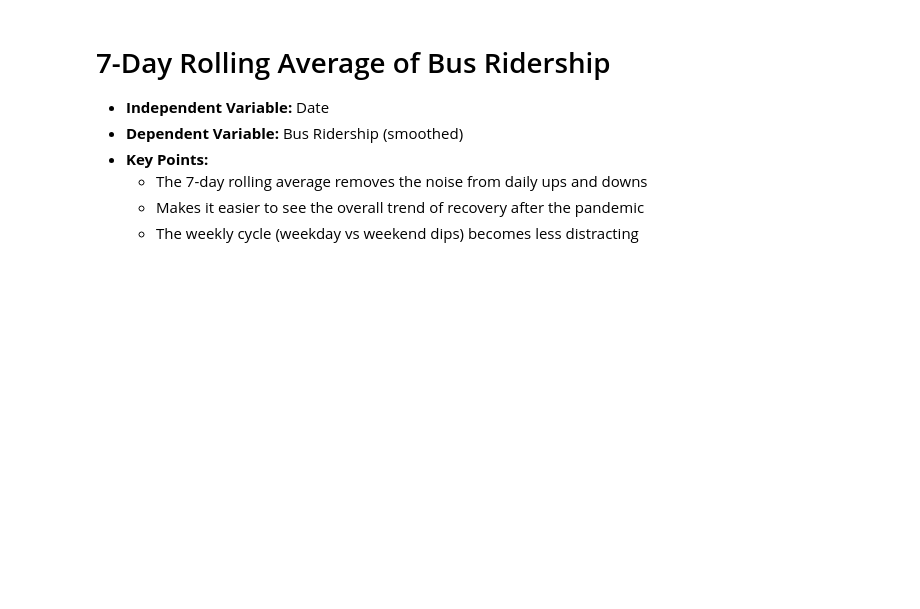
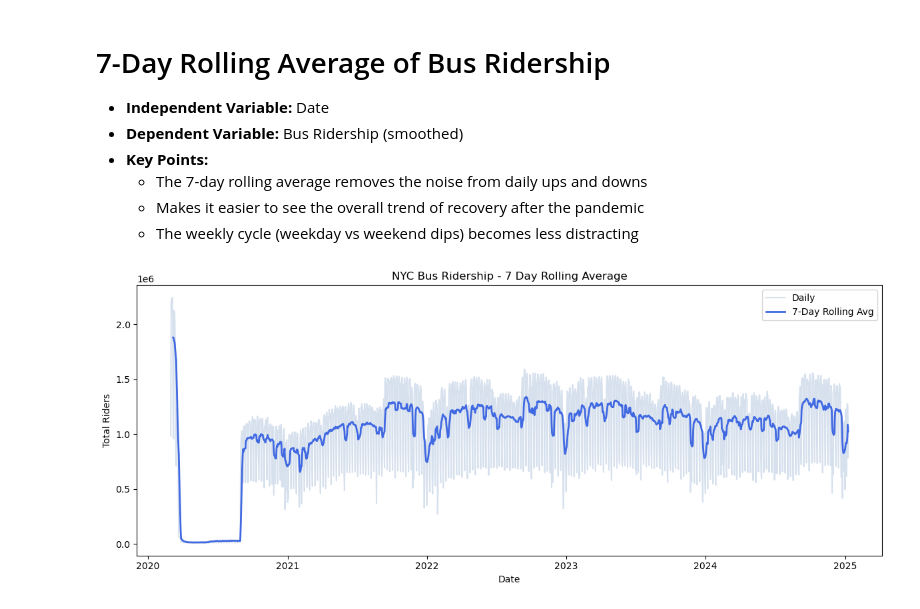
Before and after one commit to Reggie-Amedee-Tech/phase_1_project, a Jupyter notebook: notebooks/Amina_eda.ipynb, the cells around one changed output. Cells and saved outputs as stored; diff of their text form; code cells hidden in the pictures; blank space fills up the shorter version.

```diff
--- a/notebooks/Amina_eda.ipynb
+++ b/notebooks/Amina_eda.ipynb
@@ -71,15 +79,18 @@ Bus ridership is higher on weekdays than weekends, but the gap is smaller than w
     - Makes it easier to see the overall trend of recovery after the pandemic
     - The weekly cycle (weekday vs weekend dips) becomes less distracting
 # %%
-# Calculate the 7-day rolling average
-df['bus_rolling_avg'] = df['buses_total_estimated_ridership'].rolling(window=7).mean()
+# Calculate the 7-day rolling average of bus ridership
 
-plt.figure(figsize=(12, 5))
-plt.plot(df['date'], df['buses_total_estimated_ridership'], color='royalblue', alpha=0.5, label='Daily')
-plt.plot(df['date'], df['bus_rolling_avg'], color='orange', linewidth=2, label='7-Day Rolling Avg')
-plt.title('NYC Bus Ridership - 7 Day Rolling Average')
-plt.xlabel('Date')
-plt.ylabel('Total Riders')
-plt.legend()
-plt.tight_layout()
-plt.show()
+df['bus_rolling_avg'] = df['buses_total_estimated_ridersip'].rolling(window=7).mean()  # smooth daily values over one week
+
+plt.figure(figsize=(12, 5))  # set figure size for the line chart
+plt.plot(df['date'], df['buses_total_estimated_ridersip'], color='lightsteelblue', alpha=0.5, label='Daily')  # plot raw daily ridership
+plt.plot(df['date'], df['bus_rolling_avg'], color='royalblue', linewidth=2, label='7-Day Rolling Avg')  # plot smoothed trend
+plt.title('NYC Bus Ridership - 7 Day Rolling Average')  # chart title
+plt.xlabel('Date')  # x-axis label
+plt.ylabel('Total Riders')  # y-axis label
+plt.legend()  # add legend to distinguish lines
+plt.tight_layout()  # adjust layout
+plt.show()  # display the plot
+# %% [output]
+[figure, added]
```
Also changed, not shown: parts of 10 cells of this notebook.
